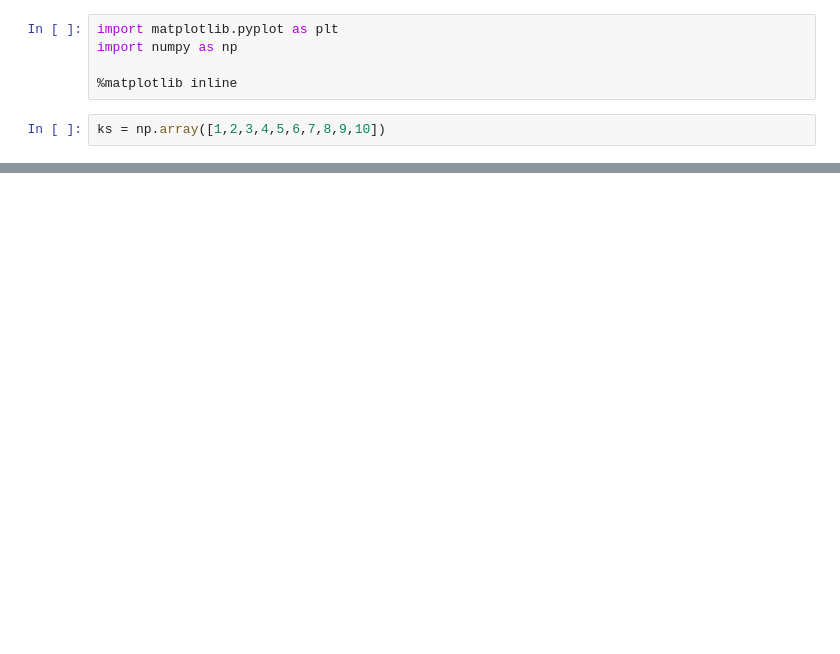
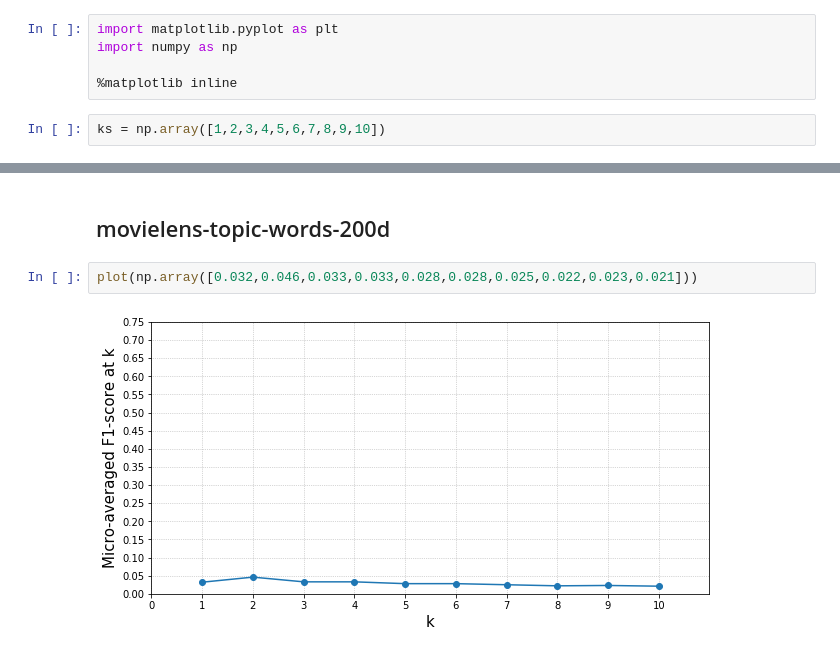
Before and after one commit to queirozfcom/auto-tagger, a Jupyter notebook: social-tags/notebooks/helper-scripts/plot-micro-f1-at-k.ipynb, the cells around one changed output, grey strips where cells are left out. Cells and saved outputs as stored; diff of their text form; blank space fills up the shorter version.

```diff
--- a/social-tags/notebooks/helper-scripts/plot-micro-f1-at-k.ipynb
+++ b/social-tags/notebooks/helper-scripts/plot-micro-f1-at-k.ipynb
@@ -52,0 +56,6 @@ plt.show()
+# %% [markdown]
+## movielens-topic-words-200d
+# %%
+plot(np.array([0.032,0.046,0.033,0.033,0.028,0.028,0.025,0.022,0.023,0.021]))
+# %% [output]
+[figure, added]
```
Also changed, not shown: parts of 10 cells of this notebook, 1 other file.
